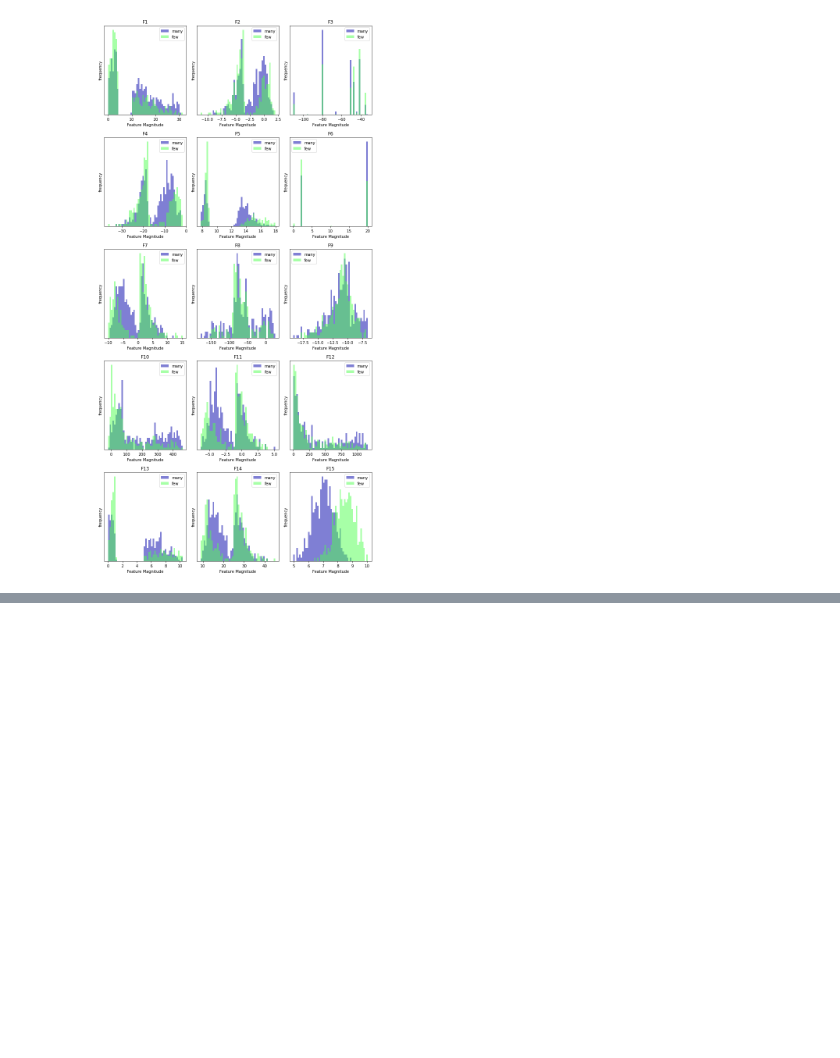
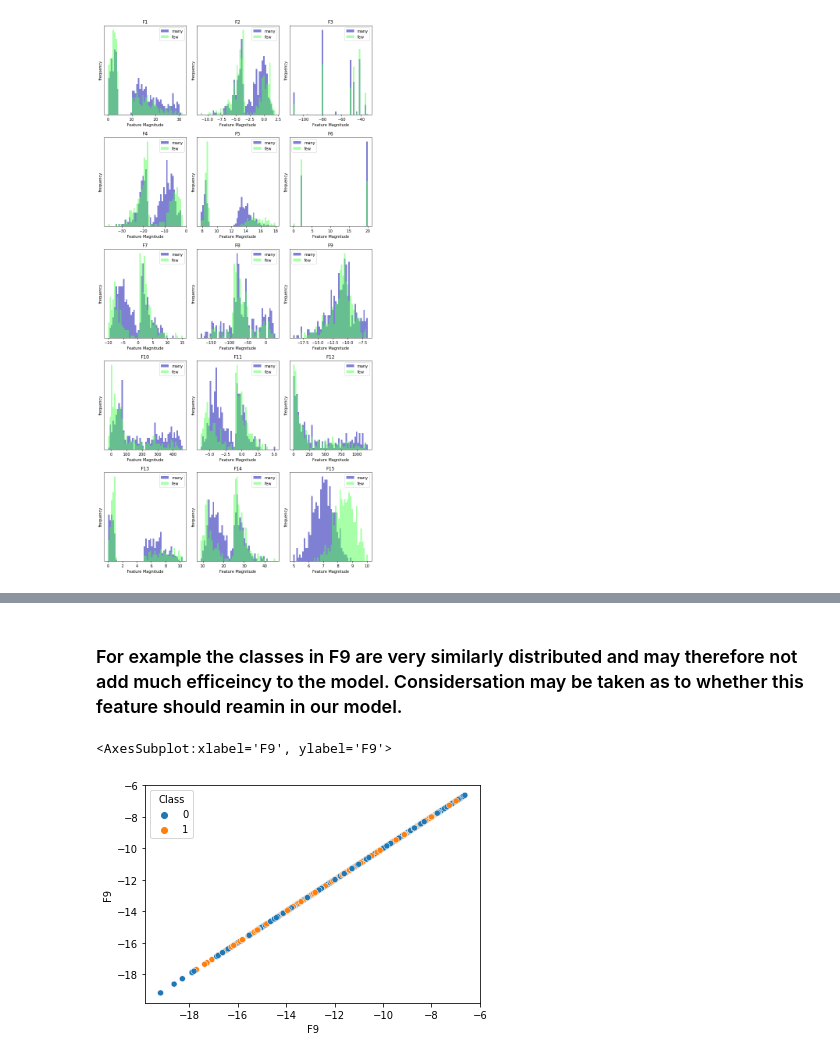
Before and after one commit to mk17250/CE802, a Jupyter notebook: CE802_P2_Notebook.ipynb, the cells around one changed output, grey strips where cells are left out. Cells and saved outputs as stored; diff of their text form; code cells hidden in the pictures; blank space fills up the shorter version.

```diff
--- a/CE802_P2_Notebook.ipynb
+++ b/CE802_P2_Notebook.ipynb
@@ -36,8 +39,8 @@ from sklearn.impute import SimpleImputer
 ## Load data
 import pandas as pd
 
-data = pd.read_csv(r'C:\Users\Home\OneDrive\CE802\CE802_P2_Data (1)\CE802_P2_Data.csv.')
-data1 = pd.read_csv(r'C:\Users\Home\OneDrive\CE802\CE802_P2_Data (1)\CE802_P2_Data.csv.')
+data = pd.read_csv(r'/Users/matthewking/Documents/CE802_P2_Data.csv')
+data1 = pd.read_csv(r'/Users/matthewking/Documents/CE802_P2_Data.csv')
 # %%
 # View df
 data
@@ -387,0 +315,7 @@ np.histogram(data_array)
+# %% [markdown]
+### For example the classes in F9 are very similarly distributed and may therefore not add much efficeincy to the model. Considersation may be taken as to whether this feature should reamin in our model.
+# %%
+sns.scatterplot(data=data, x=data.F9, y=data.F9, hue="Class")
+# %% [output]
+<AxesSubplot:xlabel='F9', ylabel='F9'>
+[figure, added]
```
Also changed, not shown: parts of 21 cells of this notebook.
